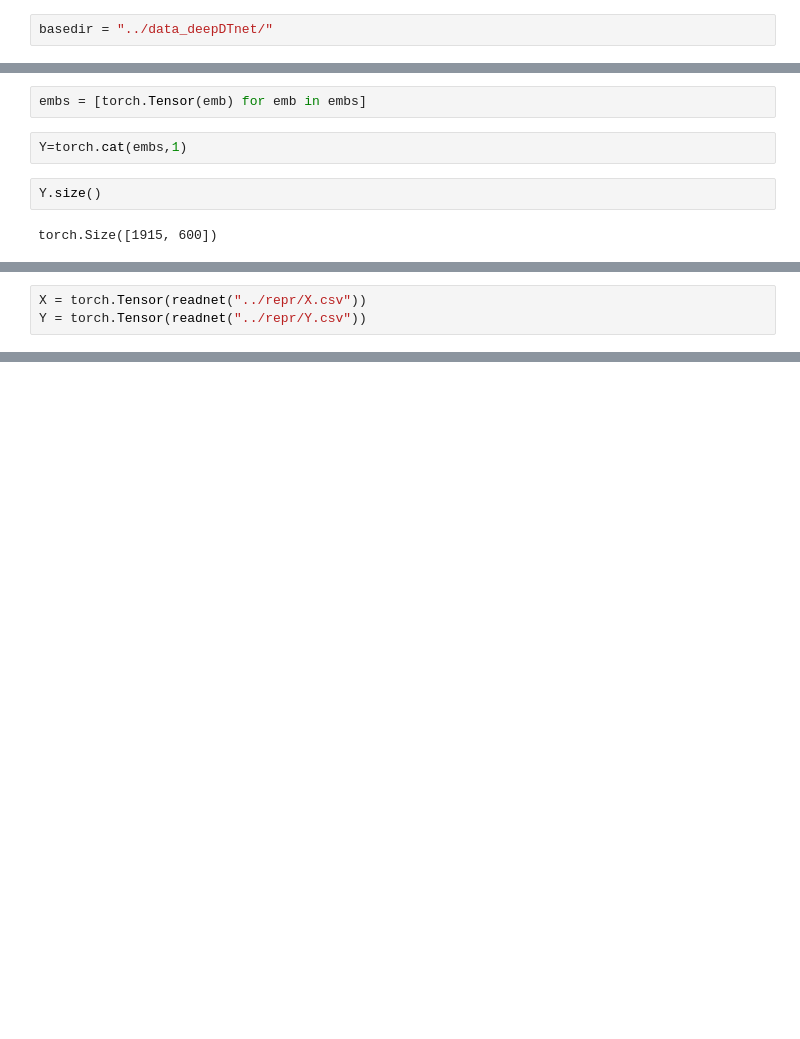
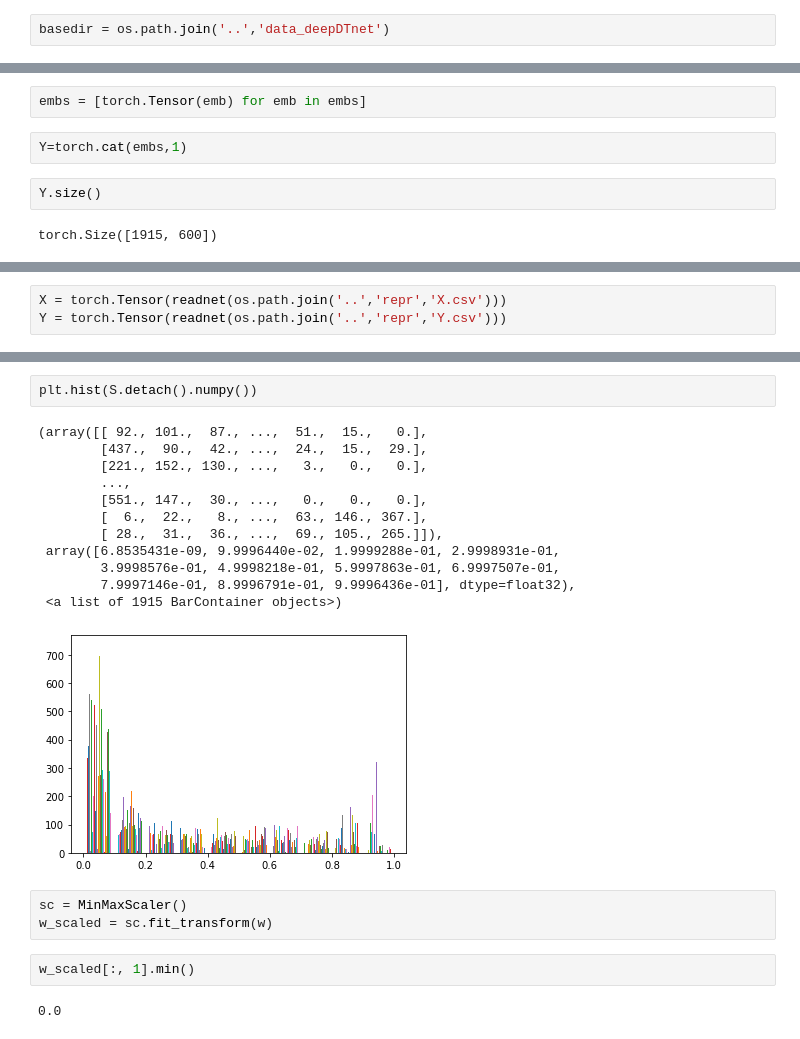
Before and after one commit to michavcr/Deep-Networks-for-Graph-Representation, a Jupyter notebook: notebook/Run on deepDTnet data.ipynb, the cells around one changed output, grey strips where cells are left out. Cells and saved outputs as stored; diff of their text form; blank space fills up the shorter version.

```diff
--- a/notebook/Run on deepDTnet data.ipynb
+++ b/notebook/Run on deepDTnet data.ipynb
@@ -10,7 +10,7 @@ from autoencoder import *
 from dgnr import *
 from random_graphs import *
 # %%
-basedir = "../data_deepDTnet/"
+basedir = os.path.join('..','data_deepDTnet')
 # %%
 dp_net_file = "drugProtein.txt"
 dp_net = torch.Tensor(readnet(os.path.join(basedir, dp_net_file)))
@@ -343,6 +343,6 @@ np.savetxt('../repr/Y.csv', Y.detach().numpy(), delimiter='\t')
 # %%
-X = torch.Tensor(readnet("../repr/X.csv"))
-Y = torch.Tensor(readnet("../repr/Y.csv"))
+X = torch.Tensor(readnet(os.path.join('..','repr','X.csv')))
+Y = torch.Tensor(readnet(os.path.join('..','repr','Y.csv')))
 # %%
 S, H, W, b_x, b_y, train, test=pu_learning_new(100, X, Y, dp_net, batch_size=50, lr=1e-5, n_epochs=2000, train_size=0.8, alpha=0.03, gamma=0.01)
 # %% [output]
@@ -376,0 +405,22 @@ Accuracy: 0.834995
+# %%
+plt.hist(S.detach().numpy())
+# %% [output]
+(array([[ 92., 101.,  87., ...,  51.,  15.,   0.],
+        [437.,  90.,  42., ...,  24.,  15.,  29.],
+        [221., 152., 130., ...,   3.,   0.,   0.],
+        ...,
+        [551., 147.,  30., ...,   0.,   0.,   0.],
+        [  6.,  22.,   8., ...,  63., 146., 367.],
+        [ 28.,  31.,  36., ...,  69., 105., 265.]]),
+ array([6.8535431e-09, 9.9996440e-02, 1.9999288e-01, 2.9998931e-01,
+        3.9998576e-01, 4.9998218e-01, 5.9997863e-01, 6.9997507e-01,
+        7.9997146e-01, 8.9996791e-01, 9.9996436e-01], dtype=float32),
+ <a list of 1915 BarContainer objects>)
+[figure, added]
+# %%
+sc = MinMaxScaler()
+w_scaled = sc.fit_transform(w)
+# %%
+w_scaled[:, 1].min()
+# %% [output]
+0.0
```
Also changed, not shown: parts of 23 cells of this notebook, 2 other files.
